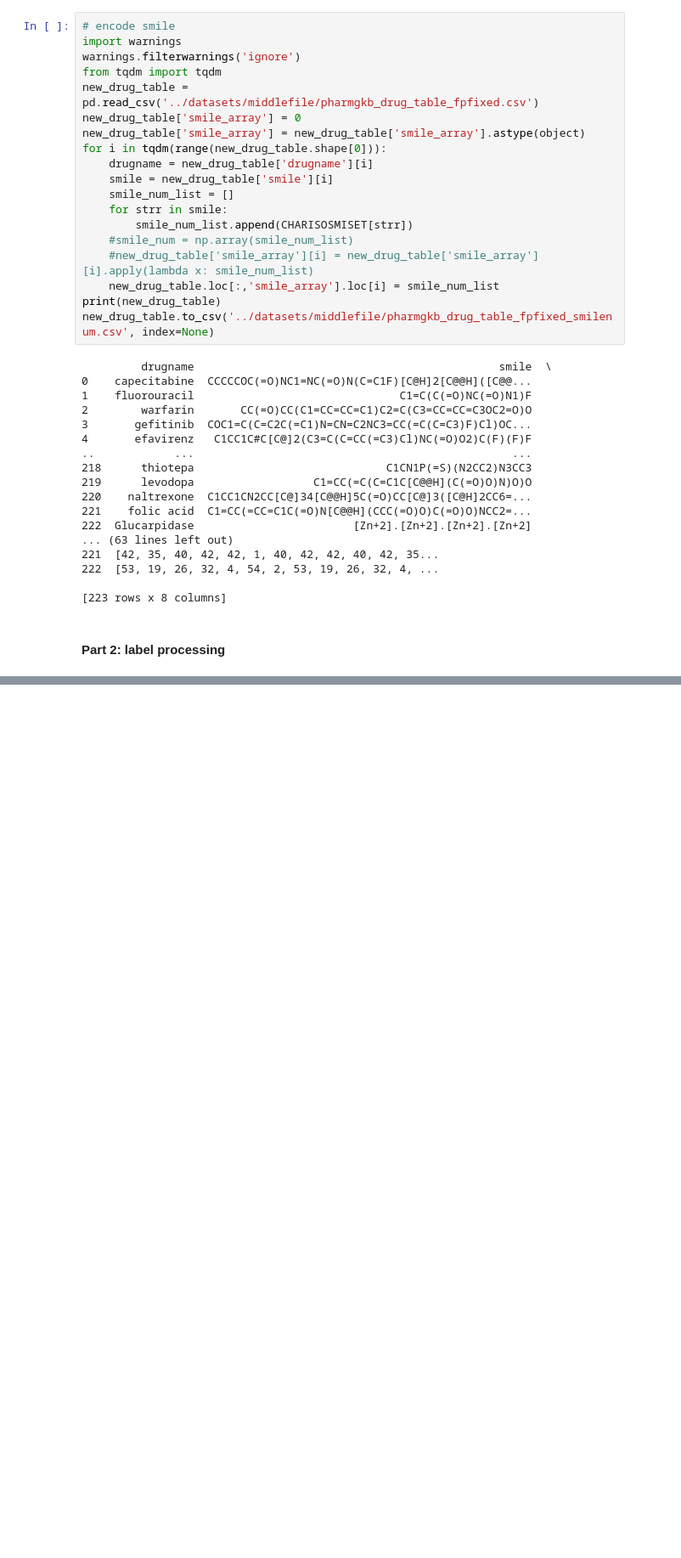
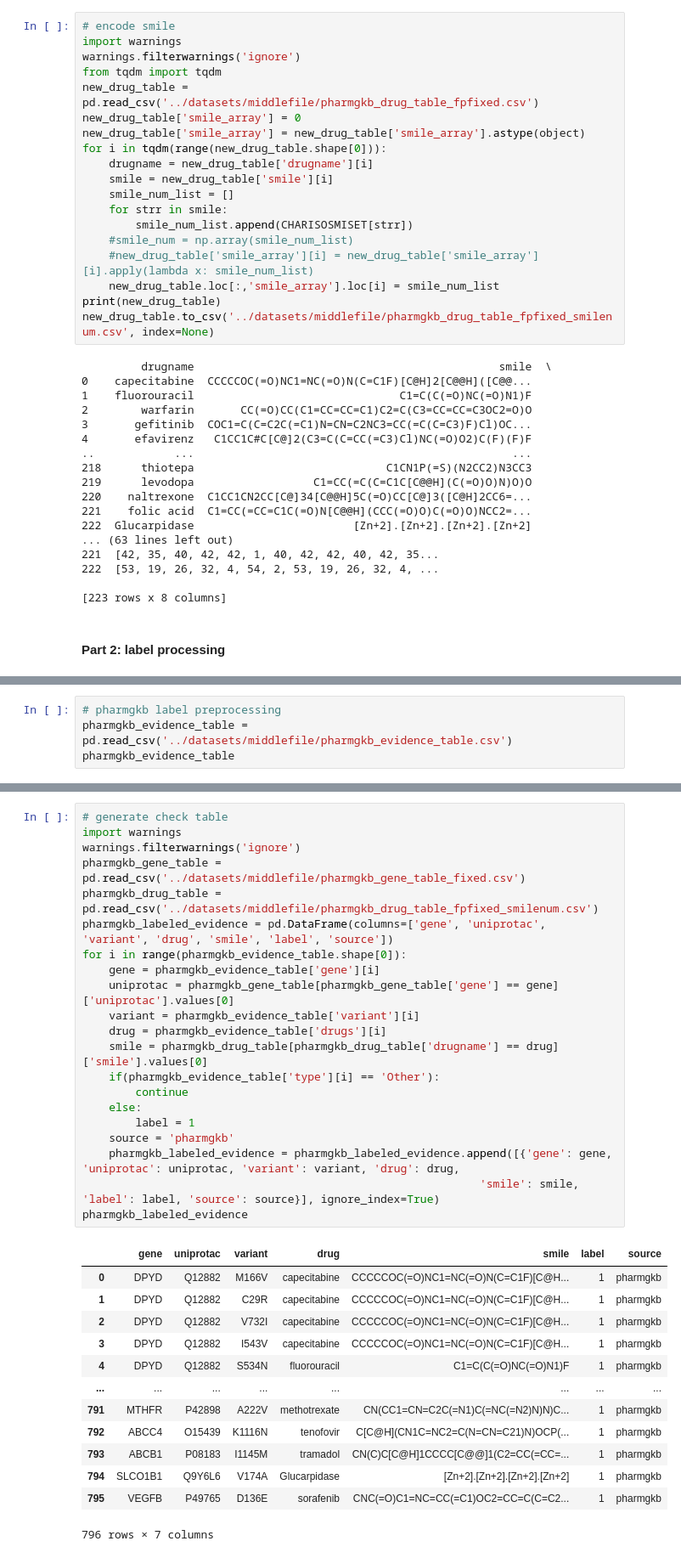
Before and after one commit to Liuzhe30/Emden, a Jupyter notebook: preprocess/04-feature-coding&merge-dataset.ipynb, the cells around one changed output, grey strips where cells are left out. Shown: that part at 85% size. Saved outputs shown, nothing was run; the diff lists cells and outputs as text; blank space fills up the shorter version.

```diff
--- a/preprocess/04-feature-coding&merge-dataset.ipynb
+++ b/preprocess/04-feature-coding&merge-dataset.ipynb
@@ -213,0 +340,4 @@ new_drug_table.to_csv('../datasets/middlefile/pharmgkb_drug_table_fpfixed_smilen
+# %%
+# pharmgkb label preprocessing
+pharmgkb_evidence_table = pd.read_csv('../datasets/middlefile/pharmgkb_evidence_table.csv')
+pharmgkb_evidence_table
@@ -213,0 +372,35 @@ new_drug_table.to_csv('../datasets/middlefile/pharmgkb_drug_table_fpfixed_smilen
+# %%
+# generate check table
+import warnings
+warnings.filterwarnings('ignore')
+pharmgkb_gene_table = pd.read_csv('../datasets/middlefile/pharmgkb_gene_table_fixed.csv')
+pharmgkb_drug_table = pd.read_csv('../datasets/middlefile/pharmgkb_drug_table_fpfixed_smilenum.csv')
+pharmgkb_labeled_evidence = pd.DataFrame(columns=['gene', 'uniprotac', 'variant', 'drug', 'smile', 'label', 'source'])
+for i in range(pharmgkb_evidence_table.shape[0]):
+    gene = pharmgkb_evidence_table['gene'][i]
+    uniprotac = pharmgkb_gene_table[pharmgkb_gene_table['gene'] == gene]['uniprotac'].values[0]
+    variant = pharmgkb_evidence_table['variant'][i]
+    drug = pharmgkb_evidence_table['drugs'][i]
+    smile = pharmgkb_drug_table[pharmgkb_drug_table['drugname'] == drug]['smile'].values[0]
+    if(pharmgkb_evidence_table['type'][i] == 'Other'):
+        continue
+    else:
+        label = 1
+    source = 'pharmgkb'
+    pharmgkb_labeled_evidence = pharmgkb_labeled_evidence.append([{'gene': gene, 'uniprotac': uniprotac, 'variant': variant, 'drug': drug,
+                                                            'smile': smile, 'label': label, 'source': source}], ignore_index=True)
+pharmgkb_labeled_evidence
+# %% [output]
+|  | gene | uniprotac | variant | drug | smile | label | source |
+| 0 | DPYD | Q12882 | M166V | capecitabine | CCCCCOC(=O)NC1=NC(=O)N(C=C1F)[C@H... | 1 | pharmgkb |
+| 1 | DPYD | Q12882 | C29R | capecitabine | CCCCCOC(=O)NC1=NC(=O)N(C=C1F)[C@H... | 1 | pharmgkb |
+| 2 | DPYD | Q12882 | V732I | capecitabine | CCCCCOC(=O)NC1=NC(=O)N(C=C1F)[C@H... | 1 | pharmgkb |
+| 3 | DPYD | Q12882 | I543V | capecitabine | CCCCCOC(=O)NC1=NC(=O)N(C=C1F)[C@H... | 1 | pharmgkb |
+| 4 | DPYD | Q12882 | S534N | fluorouracil | C1=C(C(=O)NC(=O)N1)F | 1 | pharmgkb |
+| ... | ... | ... | ... | ... | ... | ... | ... |
+| 791 | MTHFR | P42898 | A222V | methotrexate | CN(CC1=CN=C2C(=N1)C(=NC(=N2)N)N)C... | 1 | pharmgkb |
+| 792 | ABCC4 | O15439 | K1116N | tenofovir | C[C@H](CN1C=NC2=C(N=CN=C21)N)OCP(... | 1 | pharmgkb |
+| 793 | ABCB1 | P08183 | I1145M | tramadol | CN(C)C[C@H]1CCCC[C@@]1(C2=CC(=CC=... | 1 | pharmgkb |
+| 794 | SLCO1B1 | Q9Y6L6 | V174A | Glucarpidase | [Zn+2].[Zn+2].[Zn+2].[Zn+2] | 1 | pharmgkb |
+| 795 | VEGFB | P49765 | D136E | sorafenib | CNC(=O)C1=NC=CC(=C1)OC2=CC=C(C=C2... | 1 | pharmgkb |
+796 rows × 7 columns
```
Also changed, not shown: parts of 19 cells of this notebook, 3 other files.
